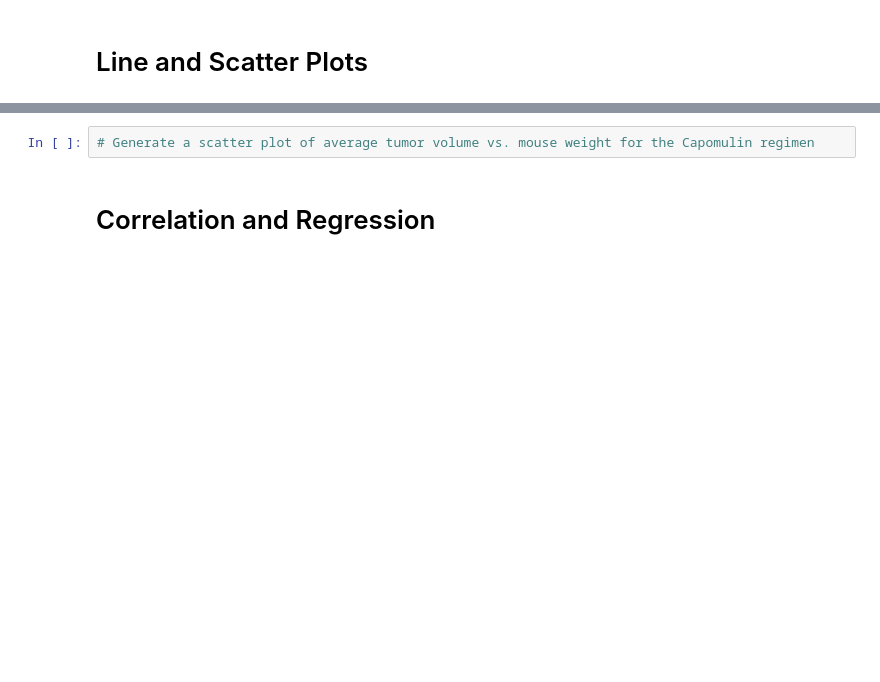
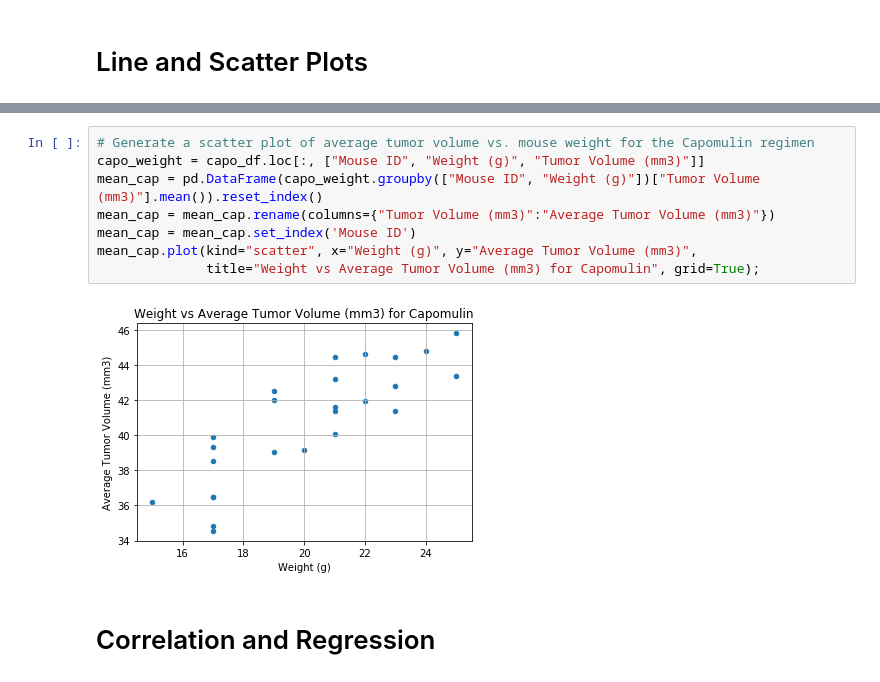
Before and after one commit to brianroberts778/Matplotlib_cancer_treatment_study, a Jupyter notebook: Pymaceuticals_Capomulin_Study.ipynb, the cells around one changed output, grey strips where cells are left out. Saved outputs shown, nothing was run; the diff lists cells and outputs as text; blank space fills up the shorter version.

Commit message:
Scatterplot and start of Linear Regression
Completed first scatterplot and currently working on adding a linear regression to the original

```diff
--- a/Pymaceuticals_Capomulin_Study.ipynb
+++ b/Pymaceuticals_Capomulin_Study.ipynb
@@ -260,6 +243,14 @@ plt.plot(capo_s185["Tumor Volume (mm3)"],capo_s185["Timepoint"])
 [figure]
-# %%
-# Generate a scatter plot of average tumor volume vs. mouse weight for the Capomulin regimen
+# %%
+# Generate a scatter plot of average tumor volume vs. mouse weight for the Capomulin regimen
+capo_weight = capo_df.loc[:, ["Mouse ID", "Weight (g)", "Tumor Volume (mm3)"]]
+mean_cap = pd.DataFrame(capo_weight.groupby(["Mouse ID", "Weight (g)"])["Tumor Volume (mm3)"].mean()).reset_index()
+mean_cap = mean_cap.rename(columns={"Tumor Volume (mm3)":"Average Tumor Volume (mm3)"})
+mean_cap = mean_cap.set_index('Mouse ID')
+mean_cap.plot(kind="scatter", x="Weight (g)", y="Average Tumor Volume (mm3)",
+              title="Weight vs Average Tumor Volume (mm3) for Capomulin", grid=True);
+# %% [output]
+[figure, added]
 # %% [markdown]
 # Correlation and Regression
 # %%
```
Also changed, not shown: parts of 6 cells of this notebook.
